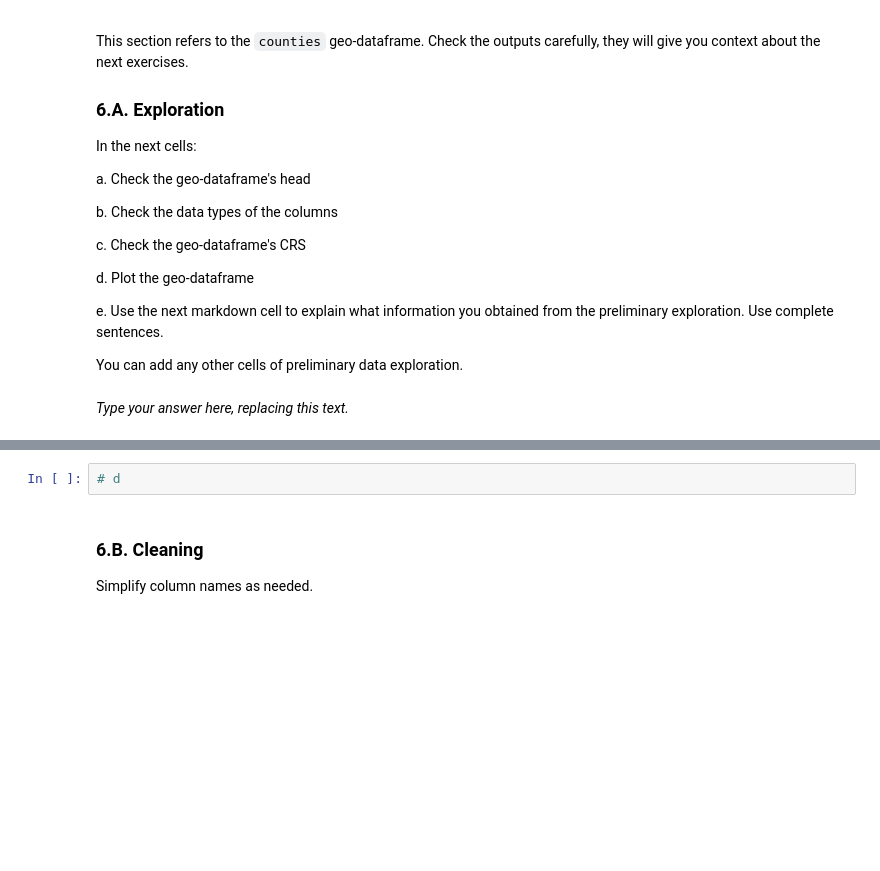
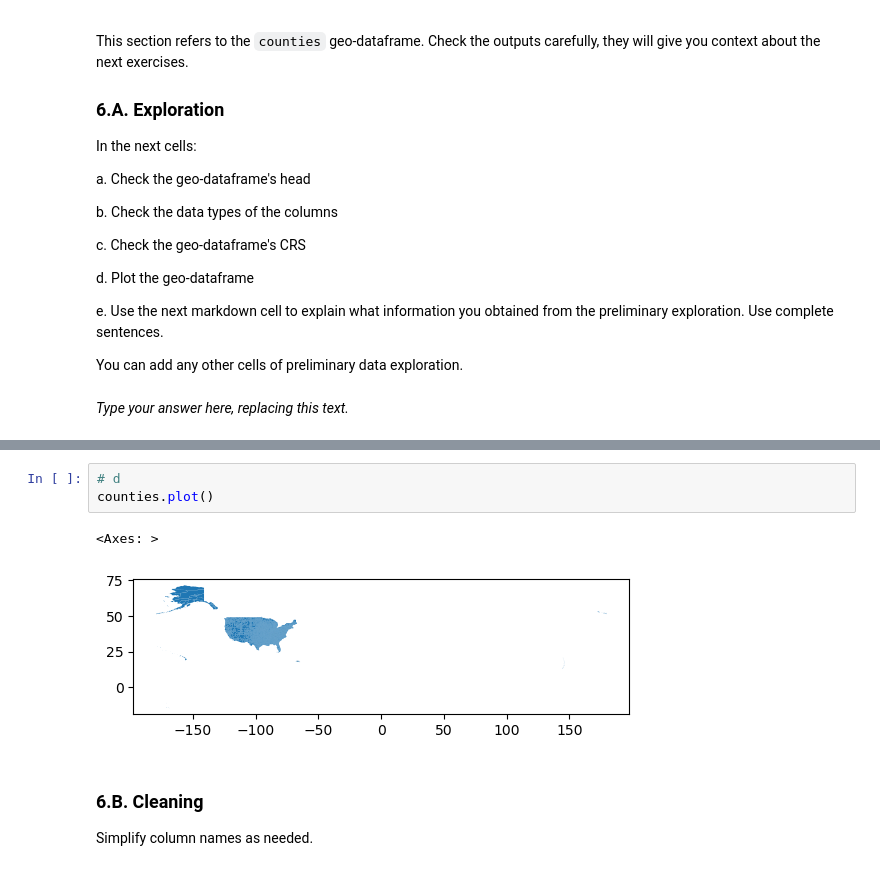
Before and after one commit to austinmartinez12/eds220-hwk3, a Jupyter notebook: hwk3-task1-spills.ipynb, the cells around one changed output, grey strips where cells are left out. Saved outputs shown, nothing was run; the diff lists cells and outputs as text; blank space fills up the shorter version.

```diff
--- a/hwk3-task1-spills.ipynb
+++ b/hwk3-task1-spills.ipynb
@@ -297,5 +331,9 @@ _Type your answer here, replacing this text._
 # %%
 # d
+counties.plot()
+# %% [output]
+<Axes: >
+[figure, added]
 # %% [markdown]
 <!-- END QUESTION -->
 
```
Also changed, not shown: parts of 7 cells of this notebook.
